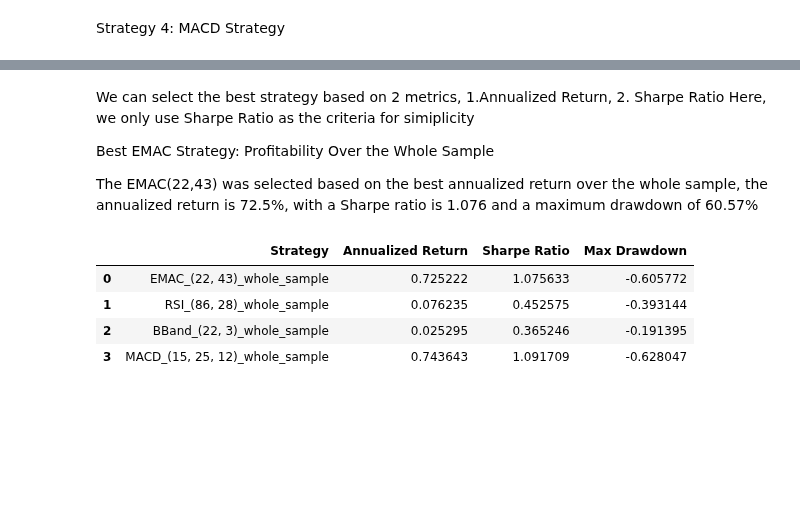
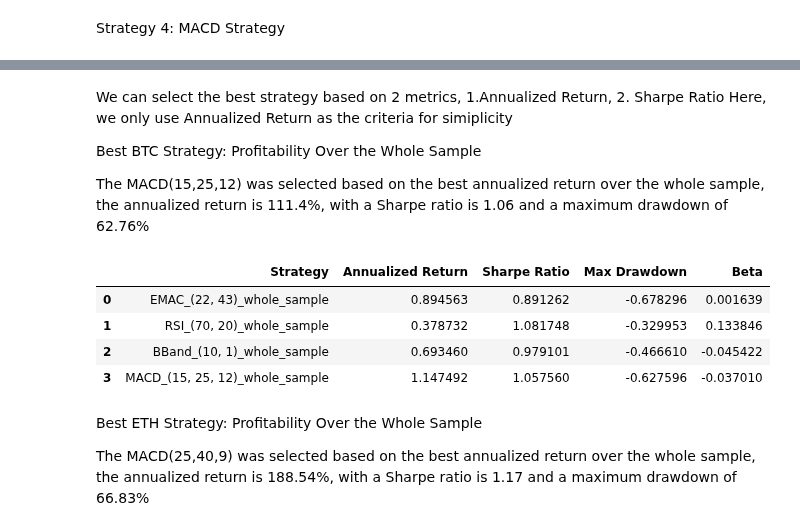
Before and after one commit to vd1371/AcademicQuantLab, a Jupyter notebook: Momentum/Technical_trading_straetegies_in_crypto.ipynb, the cells around one changed output, grey strips where cells are left out. Cells and saved outputs as stored; diff of their text form; code cells hidden in the pictures; blank space fills up the shorter version.

```diff
--- a/Momentum/Technical_trading_straetegies_in_crypto.ipynb
+++ b/Momentum/Technical_trading_straetegies_in_crypto.ipynb
@@ -15,5 +46,5 @@ The research paper suggested to use the daily price data of Bitcoin(BTC) and Eth
 # %%
-in_sample_start_date = '2017-08-17'
+in_sample_start_date = '2017-11-09'
 in_sample_end_date = '2021-12-20'
 out_of_sample_start_date = '2021-12-20'
 out_of_sample_end_date = '2023-10-31'
@@ -136,10 +181,11 @@ def MACD(price_df, short, long, signal_prd):
     result = simulation(df, 'Futures')
     return result
 # %%
+import statsmodels.api as sm
 def annualized_return(returns):
     """Calculate the annualized return"""
     average_return = np.mean(returns)
-    return (np.exp(average_return * 252) - 1)
+    return (1 + average_return) ** 365 - 1
 
 def sharpe_ratio(returns, risk_free_rate=0.00):
     """Calculate the Sharpe ratio"""
@@ -151,15 +197,23 @@ def max_drawdown(returns):
     peak = cumulative_returns.expanding().max()
     drawdown = (cumulative_returns - peak) / peak
     return drawdown.min()
+
+def calculate_beta(stock_returns, market_returns):
+    model = sm.OLS(stock_returns, sm.add_constant(market_returns))
+    results = model.fit()
+    beta = results.params.values[1]
+    return beta
 # %%
-def record_performance_metrics(btc_result, key, result):
+def record_performance_metrics(btc_result, key, result, benchmark_returns):
     strategy_returns = result['return']
+    strategy_returns = strategy_returns.fillna(0)
     in_sample_returns = strategy_returns.loc[in_sample_start_date:in_sample_end_date]
     out_of_samplereturns = strategy_returns.loc[out_of_sample_start_date:out_of_sample_end_date]
     btc_result[f'{key}_whole_sample_return_series'] = strategy_returns
     btc_result[f'{key}_whole_sample_annualized_return'] = annualized_return(strategy_returns)
     btc_result[f'{key}_whole_sample_sharpe_ratio'] = sharpe_ratio(strategy_returns)
     btc_result[f'{key}_whole_sample_max_drawdown'] = max_drawdown(strategy_returns)
+    btc_result[f'{key}_whole_sample_beta'] = calculate_beta(strategy_returns, benchmark_returns)
     btc_result[f'{key}_in_sample_annualized_return'] = annualized_return(in_sample_returns)
     btc_result[f'{key}_in_sample_sharpe_ratio'] = sharpe_ratio(in_sample_returns)
     btc_result[f'{key}_in_sample_max_drawdown'] = max_drawdown(in_sample_returns)
@@ -172,55 +226,47 @@ for short_window in range(10, 34, 4):
     for long_window in range(35, 59, 4):
         key = f'EMAC_({short_window}, {long_window})'
         result = emac_strategy(btc_df_full, short_window=short_window, long_window=long_window)
-        record_performance_metrics(btc_result, key, result)
-        print(f'EMAC_{short_window}_{long_window} is done')
+        record_performance_metrics(btc_result, key, result, btc_df_full['ROC'])
 
 for upper in range(70, 94, 4):
     for lower in range(20, 44, 4):
         key = f'RSI_({upper}, {lower})'
         result = RSI(btc_df_full, overbought=upper, oversold=lower)
-        record_performance_metrics(btc_result, key, result)
-        print(f'RSI_{upper}_{lower} is done')
+        record_performance_metrics(btc_result, key, result, btc_df_full['ROC'])
 
 for length in range(10, 34, 4):
     for std in range(1, 4):
         key = f'BBand_({length}, {std})'
         result = BBand(btc_df_full, length=length, std=std)
-        record_performance_metrics(btc_result, key, result)
-        print(f'BBand_{length}_{std} is done')
+        record_performance_metrics(btc_result, key, result, btc_df_full['ROC'])
 for short in range(10, 30, 5):
     for long in range(25, 45, 5):
         for signal_prd in range(6, 15, 3):
             key = f'MACD_({short}, {long}, {signal_prd})'
             result = MACD(btc_df_full, short=short, long=long, signal_prd=signal_prd)
-            record_performance_metrics(btc_result, key, result)
-            print(f'MACD_{short}_{long}_{signal_prd} is done')
+            record_performance_metrics(btc_result, key, result, btc_df_full['ROC'])
 eth_result = {}
 for short_window in range(10, 34, 4):
     for long_window in range(35, 59, 4):
         key = f'EMAC_({short_window}, {long_window})'
         result = emac_strategy(eth_df_full, short_window=short_window, long_window=long_window)
-        record_performance_metrics(eth_result, key, result)
-        print(f'EMAC_{short_window}_{long_window} is done')
+        record_performance_metrics(eth_result, key, result, btc_df_full['ROC'])
 
 for upper in range(70, 94, 4):
     for lower in range(20, 44, 4):
         key = f'RSI_({upper}, {lower})'
         result = RSI(eth_df_full, overbought=upper, oversold=lower)
-        record_performance_metrics(eth_result, key, result)
-        print(f'RSI_{upper}_{lower} is done')
+        record_performance_metrics(eth_result, key, result, btc_df_full['ROC'])
 
 for length in range(10, 34, 4):
     for std in range(1, 4):
         key = f'BBand_({length}, {std})'
         result = BBand(eth_df_full, length=length, std=std)
-        record_performance_metrics(eth_result, key, result)
-        print(f'BBand_{length}_{std} is done')
+        record_performance_metrics(eth_result, key, result, btc_df_full['ROC'])
 
 for short in range(10, 30, 5):
     for long in range(25, 45, 5):
         for signal_prd in range(6, 15, 3):
             key = f'MACD_({short}, {long}, {signal_prd})'
             result = MACD(eth_df_full, short=short, long=long, signal_prd=signal_prd)
-            record_performance_metrics(eth_result, key, result)
-            print(f'MACD_{short}_{long}_{signal_prd} is done')
+            record_performance_metrics(eth_result, key, result, btc_df_full['ROC'])
@@ -245,46 +273,51 @@ MACD_25_40_12 is done
 # %% [markdown]
 We can select the best strategy based on 2 metrics, 1.Annualized Return, 2. Sharpe Ratio
-Here, we only use Sharpe Ratio as the criteria for simiplicity
+Here, we only use Annualized Return as the criteria for simiplicity
 
-Best EMAC Strategy: Profitability Over the Whole Sample
+Best BTC Strategy: Profitability Over the Whole Sample
 
-The EMAC(22,43) was selected based on the best annualized return over the whole sample, the annualized return is 72.5%, with a Sharpe ratio is 1.076 and a maximum drawdown of 60.57%
+The MACD(15,25,12) was selected based on the best annualized return over the whole sample, the annualized return is 111.4%, with a Sharpe ratio is 1.06 and a maximum drawdown of 62.76%
 # %%
 import pandas as pd
 
 def select_best_strategy(btc_result, strategy_name):
     max_sharpe_ratio = 0
     best_strategy = ''
     for key, value in btc_result.items():
         if key.startswith(strategy_name) and key.endswith('_whole_sample_sharpe_ratio'):
             if value > max_sharpe_ratio:
                 max_sharpe_ratio = value
                 best_strategy = key
     best_result = {
         'Strategy': [best_strategy.replace("_sharpe_ratio", "")],
         'Annualized Return': [btc_result[best_strategy.replace("sharpe_ratio", "annualized_return")]],
         'Sharpe Ratio': btc_result[best_strategy.replace("sharpe_ratio", "sharpe_ratio")],
-        'Max Drawdown': [btc_result[best_strategy.replace("sharpe_ratio", "max_drawdown")]]
+        'Max Drawdown': [btc_result[best_strategy.replace("sharpe_ratio", "max_drawdown")]],
+        'Beta': [btc_result[best_strategy.replace("sharpe_ratio", "beta")]],
     }
     return best_result
 
 # Assuming you have the individual result dictionaries: best_emac, best_rsi, best_bband, best_macd
 
 # Create individual DataFrames
 btc_emac = pd.DataFrame(select_best_strategy(btc_result, 'EMAC'))
 btc_rsi = pd.DataFrame(select_best_strategy(btc_result, 'RSI'))
 btc_bband = pd.DataFrame(select_best_strategy(btc_result, 'BBand'))
 btc_macd = pd.DataFrame(select_best_strategy(btc_result, 'MACD'))
 
 # Concatenate the DataFrames into a single DataFrame
 best_btc_result = pd.concat([btc_emac, btc_rsi, btc_bband, btc_macd], ignore_index=True)
 best_btc_result
 # %% [output]
-|  | Strategy | Annualized Return | Sharpe Ratio | Max Drawdown |
-| 0 | EMAC_(22, 43)_whole_sample | 0.725222 | 1.075633 | -0.605772 |
-| 1 | RSI_(86, 28)_whole_sample | 0.076235 | 0.452575 | -0.393144 |
-| 2 | BBand_(22, 3)_whole_sample | 0.025295 | 0.365246 | -0.191395 |
-| 3 | MACD_(15, 25, 12)_whole_sample | 0.743643 | 1.091709 | -0.628047 |
+|  | Strategy | Annualized Return | Sharpe Ratio | Max Drawdown | Beta |
+| 0 | EMAC_(22, 43)_whole_sample | 0.894563 | 0.891262 | -0.678296 | 0.001639 |
+| 1 | RSI_(70, 20)_whole_sample | 0.378732 | 1.081748 | -0.329953 | 0.133846 |
+| 2 | BBand_(10, 1)_whole_sample | 0.693460 | 0.979101 | -0.466610 | -0.045422 |
+| 3 | MACD_(15, 25, 12)_whole_sample | 1.147492 | 1.057560 | -0.627596 | -0.037010 |
+# %% [markdown]
+Best ETH Strategy: Profitability Over the Whole Sample
+
+The MACD(25,40,9) was selected based on the best annualized return over the whole sample, the annualized return is 188.54%, with a Sharpe ratio is 1.17 and a maximum drawdown of 66.83%
 # %%
 eth_emac = pd.DataFrame(select_best_strategy(eth_result, 'EMAC'))
 eth_rsi = pd.DataFrame(select_best_strategy(eth_result, 'RSI'))
```
Also changed, not shown: parts of 23 cells of this notebook.
